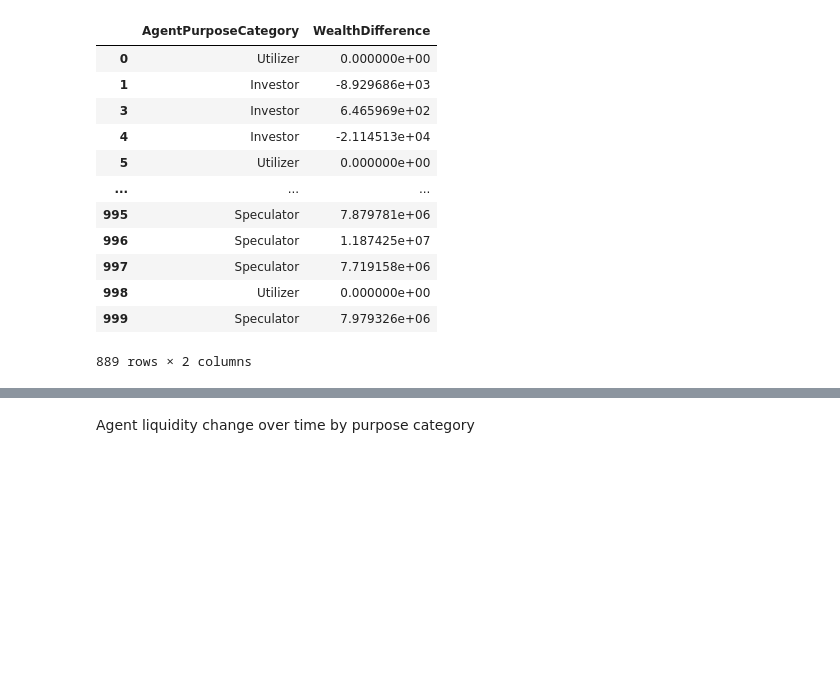
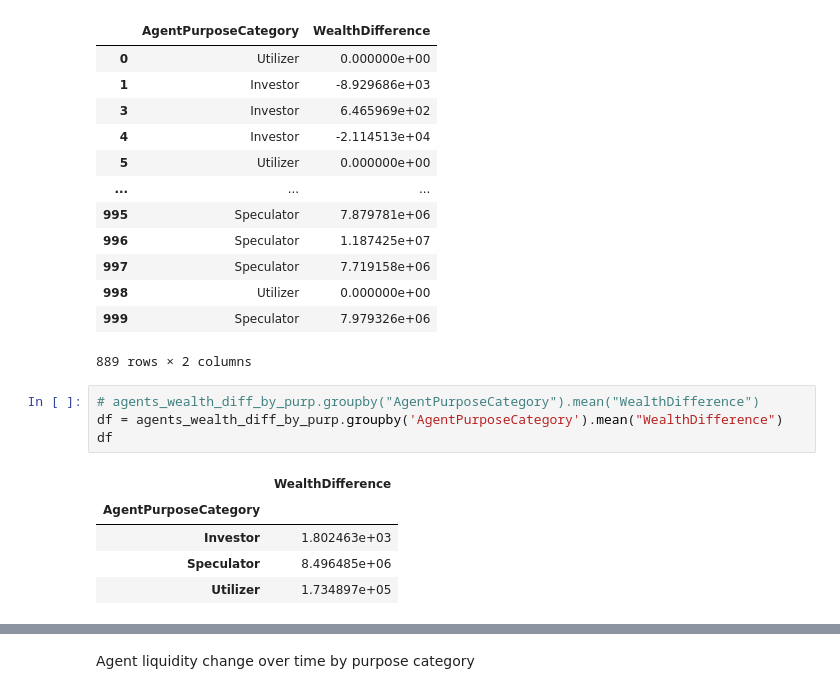
Before and after one commit to mansoorbalouch/TBC-Agent-Based-Simulation, a Jupyter notebook: Working_notebook.ipynb, the cells around one changed output, grey strips where cells are left out. Drawn from its saved outputs; the diff is of its cells as text; blank space fills up the shorter version.

```diff
--- a/Working_notebook.ipynb
+++ b/Working_notebook.ipynb
@@ -319,3 +430,13 @@ agents_wealth_diff_by_purp
 | 998 | Utilizer | 0.000000e+00 |
 | 999 | Speculator | 7.979326e+06 |
 889 rows × 2 columns
+# %%
+# agents_wealth_diff_by_purp.groupby("AgentPurposeCategory").mean("WealthDifference")
+df = agents_wealth_diff_by_purp.groupby('AgentPurposeCategory').mean("WealthDifference")
+df
+# %% [output]
+|  | WealthDifference |
+| AgentPurposeCategory |  |
+| Investor | 1.802463e+03 |
+| Speculator | 8.496485e+06 |
+| Utilizer | 1.734897e+05 |
```
Also changed, not shown: parts of 8 cells of this notebook, 5 other files.
